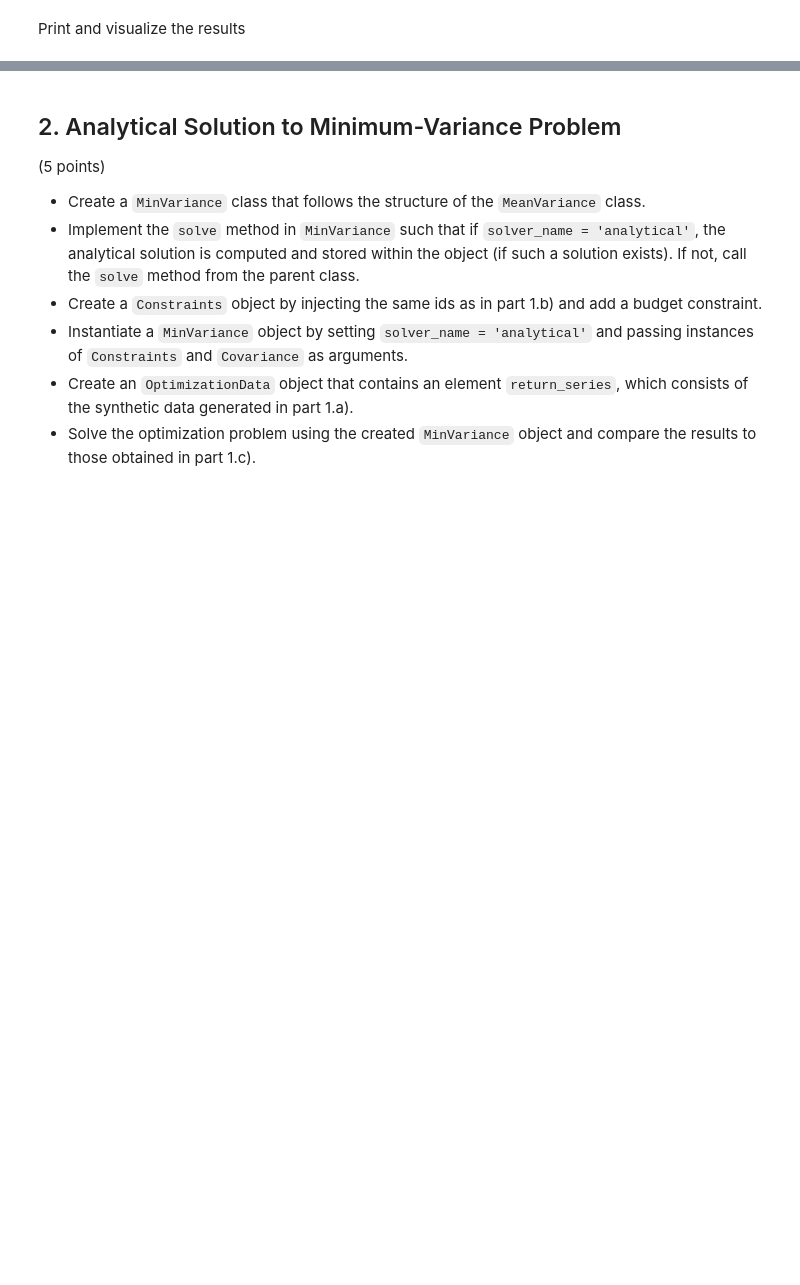
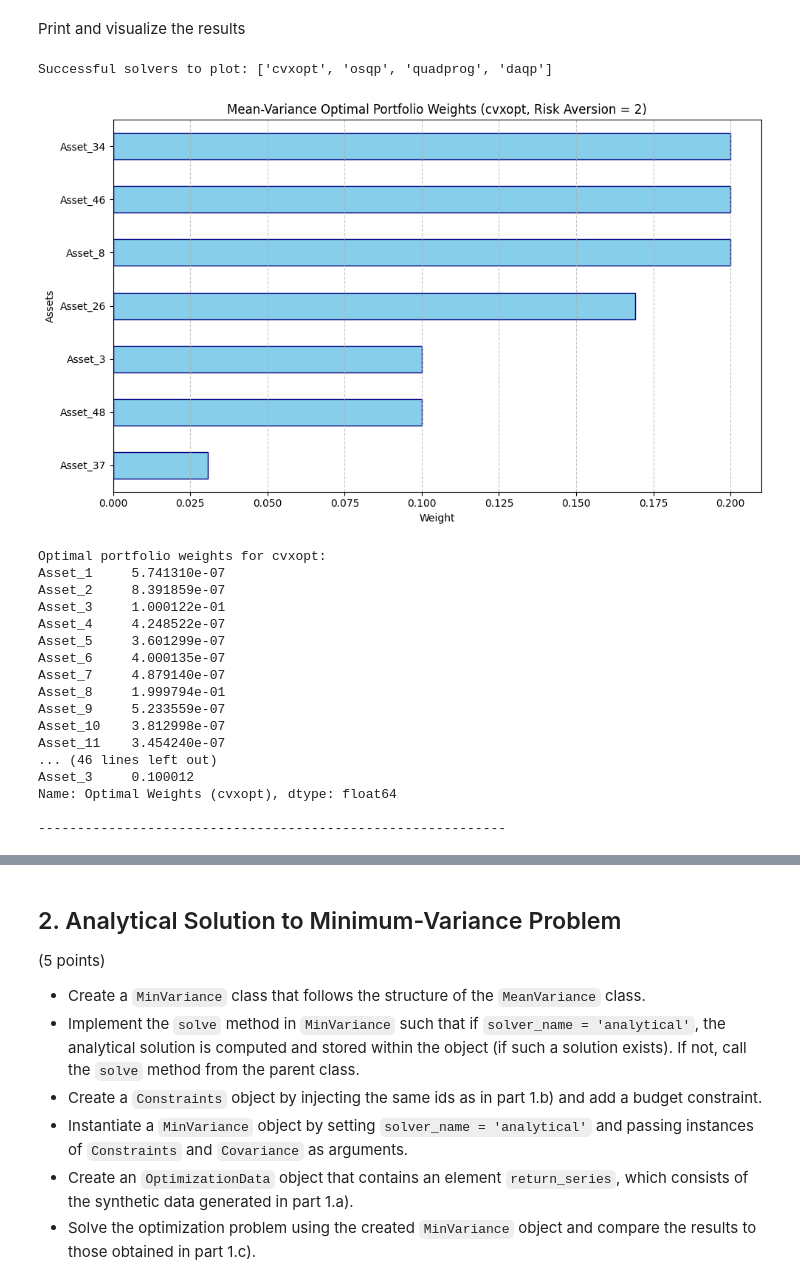
Before and after one commit to marci314/qpmwp-course, a Jupyter notebook: assignments/assignment_1.ipynb, the cells around one changed output, grey strips where cells are left out. Cells and saved outputs as stored; diff of their text form; code cells hidden in the pictures; blank space fills up the shorter version.

Commit message:
Complete assignment 1 solver comparison and visualization

```diff
--- a/assignments/assignment_1.ipynb
+++ b/assignments/assignment_1.ipynb
@@ -128,0 +329,80 @@ Print and visualize the results
+# %%
+# Solvers you want to visualize
+solvers_to_plot = ['cvxopt', 'osqp', 'quadprog', 'daqp']
+
+# Keep only those that actually found a solution in results_df
+successful_solvers = [
+    s for s in solvers_to_plot
+    if s in results_df.columns and bool(results_df.loc['solution_found', s])
+]
+
+print("Successful solvers to plot:", successful_solvers)
+
+weights_by_solver = {}
+
+for solver_to_plot in successful_solvers:
+    qp_plot = QuadraticProgram(
+        P=P.to_numpy() * risk_aversion,
+        q=-q.to_numpy(),
+        G=GhAb['G'],
+        h=GhAb['h'],
+        A=GhAb['A'],
+        b=GhAb['b'],
+        lb=constraints.box['lower'].to_numpy(),
+        ub=constraints.box['upper'].to_numpy(),
+        solver=solver_to_plot,
+    )
+
+    qp_plot.solve()
+    solution_plot = qp_plot.results.get('solution')
+
+    weights = pd.Series(
+        solution_plot.x,
+        index=returns.columns,
+        name=f"Optimal Weights ({solver_to_plot})"
+    )
+    weights_by_solver[solver_to_plot] = weights
+
+    weights_filtered = weights[weights.abs() > 1e-4]
+
+    plt.figure(figsize=(10, 6))
+    weights_filtered.sort_values().plot(
+        kind='barh',
+        color='skyblue',
+        edgecolor='navy'
+    )
+
+    plt.title(f'Mean-Variance Optimal Portfolio Weights ({solver_to_plot}, Risk Aversion = {risk_aversion})')
+    plt.xlabel('Weight')
+    plt.ylabel('Assets')
+    plt.axvline(x=0, color='black', linestyle='-', linewidth=0.8)
+    plt.grid(axis='x', linestyle='--', alpha=0.7)
+    plt.tight_layout()
+    plt.show()
+
+    print(f"Optimal portfolio weights for {solver_to_plot}:")
+    print(weights)
+
+    print(f"\nTop 5 Holdings for {solver_to_plot}:")
+    print(weights.sort_values(ascending=False).head(5))
+    print("\n" + "-" * 60 + "\n")
+# %% [output]
+Successful solvers to plot: ['cvxopt', 'osqp', 'quadprog', 'daqp']
+[figure, added]
+Optimal portfolio weights for cvxopt:
+Asset_1     5.741310e-07
+Asset_2     8.391859e-07
+Asset_3     1.000122e-01
+Asset_4     4.248522e-07
+Asset_5     3.601299e-07
+Asset_6     4.000135e-07
+Asset_7     4.879140e-07
+Asset_8     1.999794e-01
+Asset_9     5.233559e-07
+Asset_10    3.812998e-07
+Asset_11    3.454240e-07
+... (46 lines left out)
+Asset_3     0.100012
+Name: Optimal Weights (cvxopt), dtype: float64
+
+------------------------------------------------------------
```
Also changed, not shown: parts of 13 cells of this notebook, 1 other file.
